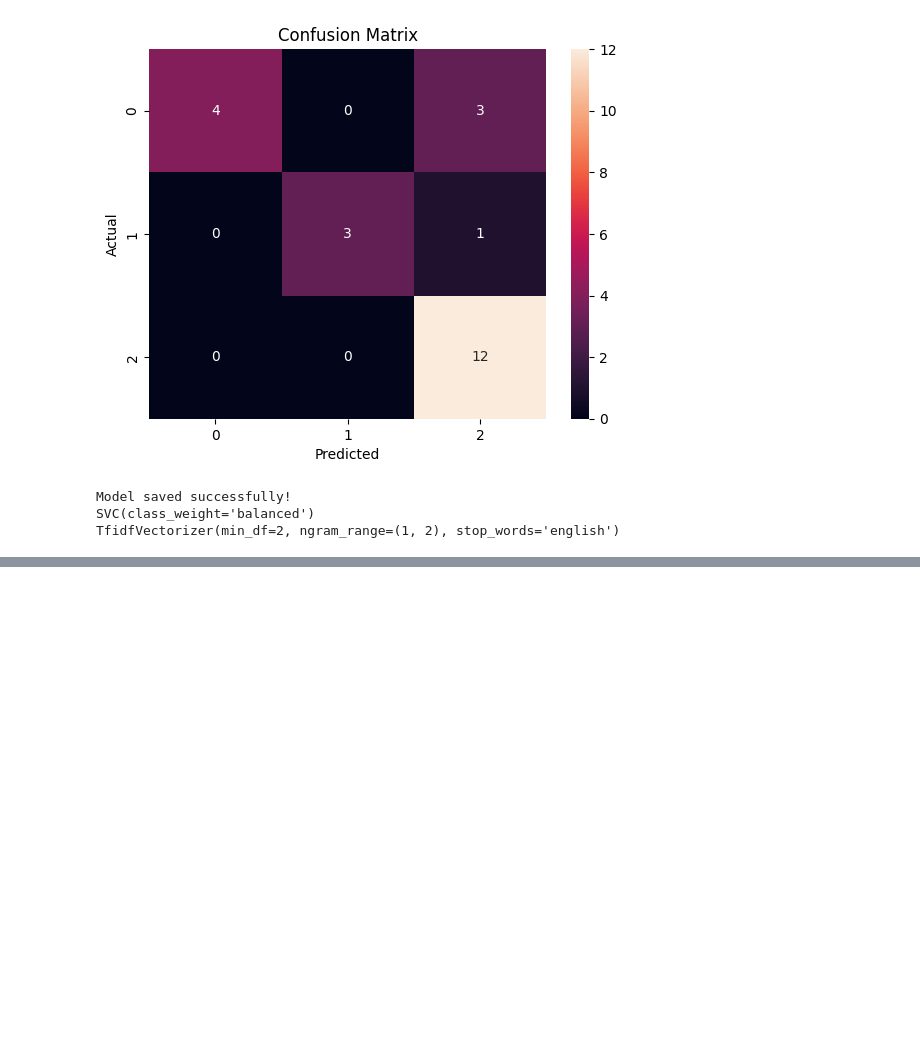
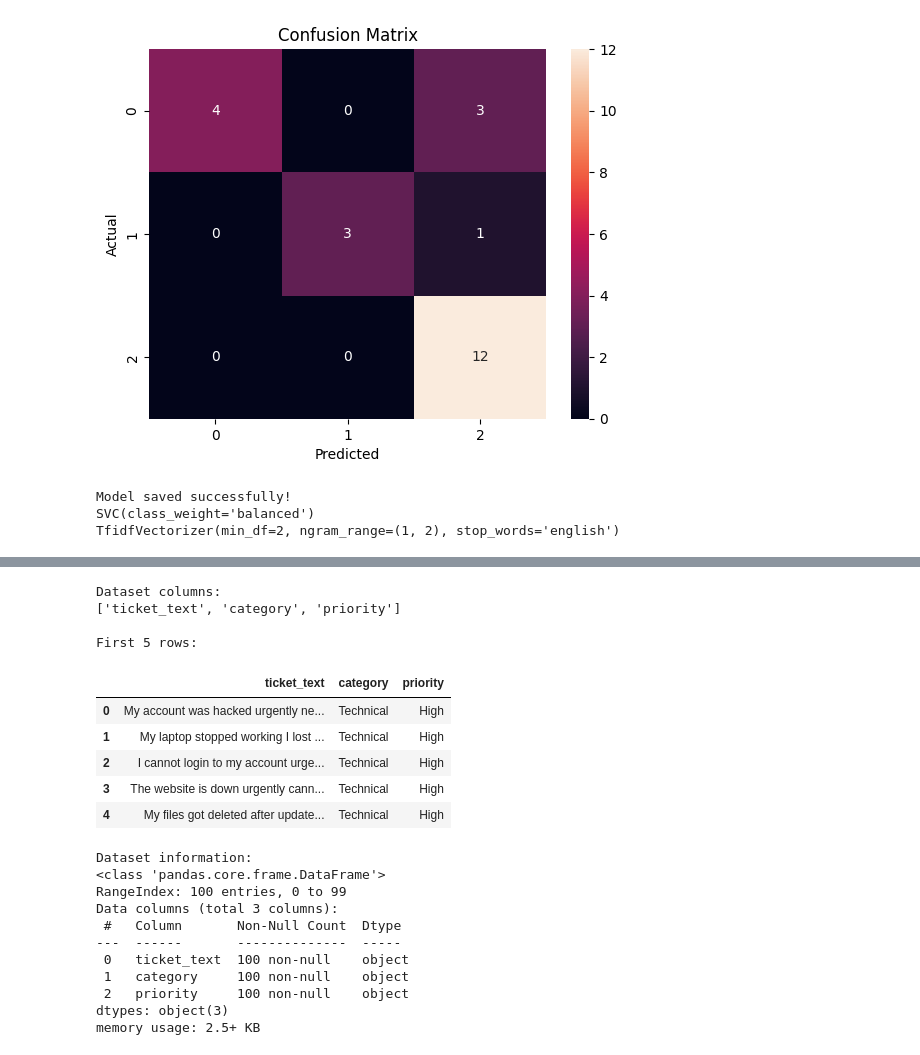
Before and after one commit to Faheemabyte/FUTURE_ML_02, a Jupyter notebook: support_ticket_classification.ipynb, the cells around one changed output, grey strips where cells are left out. Cells and saved outputs as stored; diff of their text form; code cells hidden in the pictures; blank space fills up the shorter version.

```diff
--- a/support_ticket_classification.ipynb
+++ b/support_ticket_classification.ipynb
@@ -442,5 +437,22 @@ def assign_priority(text):
         return "Low"
     else:
         return "Medium"
+# %%
+high_priority = [
+    "urgent", "server down", "system crash", "payment failed",
+    "security breach", "cannot login", "website down", "hacked",
+    "lost all my data", "data loss", "deleted", "immediately", "critical"
+]
+
+medium_priority = [
+    "bug", "error", "issue", "not working", "delay",
+    "slow performance", "unexpected behavior", "glitch", "system lag"
+]
+
+low_priority = [
+    "how", "what", "why", "can i", "is it", "help", "guide",
+    "question", "support", "learn", "understand", "feature",
+    "request", "suggestion", "feedback"
+]
 # %%
 df["priority"] = df["ticket_text"].apply(assign_priority)
@@ -1431,0 +1688,31 @@ TfidfVectorizer(min_df=2, ngram_range=(1, 2), stop_words='english')
+# %%
+print("Dataset columns:")
+print(df.columns.tolist())
+
+print("\nFirst 5 rows:")
+display(df.head())
+
+print("\nDataset information:")
+df.info()
+# %% [output]
+Dataset columns:
+['ticket_text', 'category', 'priority']
+
+First 5 rows:
+|  | ticket_text | category | priority |
+| 0 | My account was hacked urgently ne... | Technical | High |
+| 1 | My laptop stopped working I lost ... | Technical | High |
+| 2 | I cannot login to my account urge... | Technical | High |
+| 3 | The website is down urgently cann... | Technical | High |
+| 4 | My files got deleted after update... | Technical | High |
+Dataset information:
+<class 'pandas.core.frame.DataFrame'>
+RangeIndex: 100 entries, 0 to 99
+Data columns (total 3 columns):
+ #   Column       Non-Null Count  Dtype
+---  ------       --------------  -----
+ 0   ticket_text  100 non-null    object
+ 1   category     100 non-null    object
+ 2   priority     100 non-null    object
+dtypes: object(3)
+memory usage: 2.5+ KB
```
Also changed, not shown: parts of 51 cells of this notebook.
